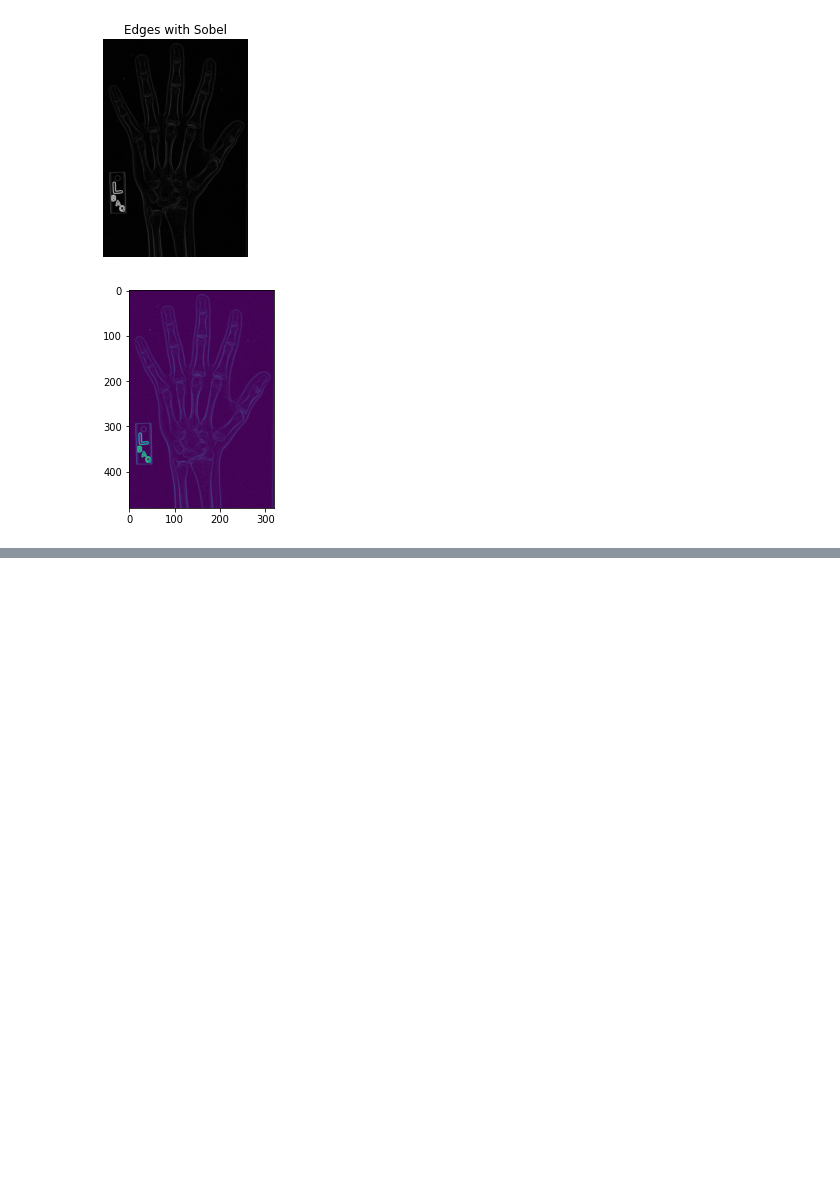
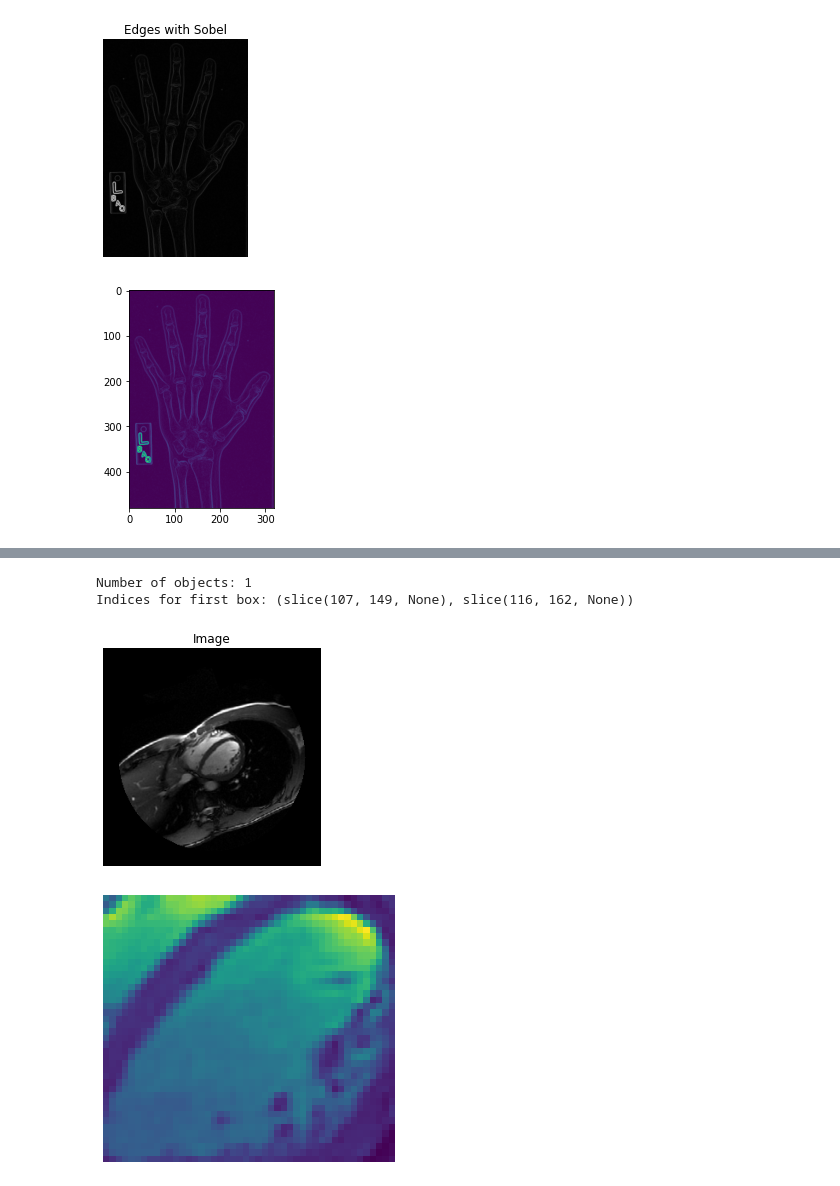
Before and after one commit to MohebZandi/Comupter_Vision, a Jupyter notebook: Biomedical_Image_Processing_Data_Camp.ipynb, the cells around one changed output, grey strips where cells are left out. Saved outputs shown, nothing was run; the diff lists cells and outputs as text; code cells hidden in the pictures; blank space fills up the shorter version.

```diff
--- a/Biomedical_Image_Processing_Data_Camp.ipynb
+++ b/Biomedical_Image_Processing_Data_Camp.ipynb
@@ -570,0 +626,24 @@ plt.show()
+# %%
+# Create left ventricle mask
+labels, nlabels = ndi.label(mask)
+lv_val = labels[128, 128]
+lv_mask = np.where(labels == lv_val, 1, 0)
+
+# Find bounding box of left ventricle
+bboxes = ndi.find_objects(lv_mask)
+print('Number of objects:', len(bboxes))
+print('Indices for first box:', bboxes[0])
+
+# Crop to the left ventricle (index 0)
+im_lv = im[slice(107, 149, None), slice(116, 162, None)]
+
+# Plot the cropped image
+show_image(im)
+plt.imshow(im_lv)
+plt.plot(107,149)
+format_and_render_plot()
+# %% [output]
+Number of objects: 1
+Indices for first box: (slice(107, 149, None), slice(116, 162, None))
+[figure, added]
+[figure, added]
```
Also changed, not shown: parts of 8 cells of this notebook.
